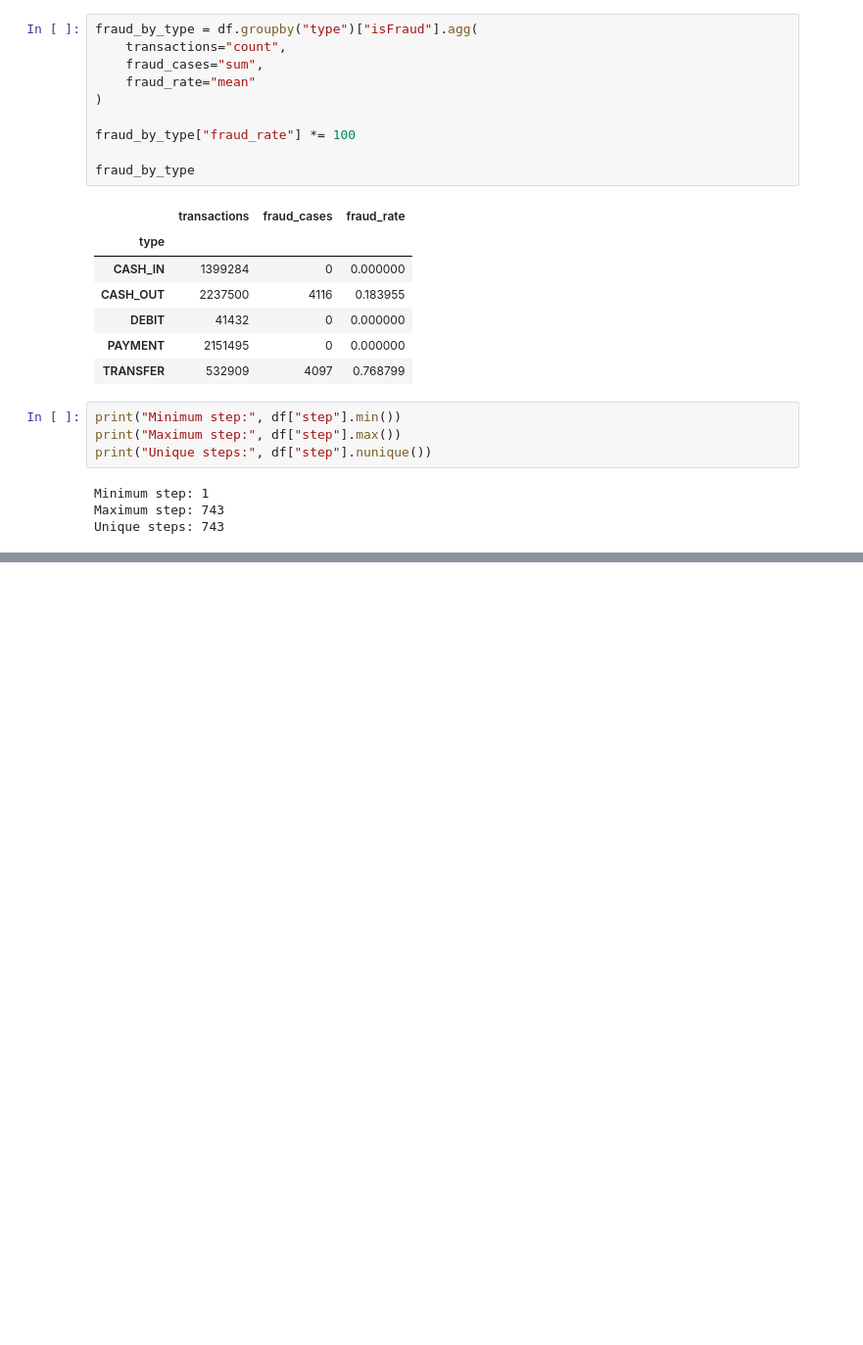
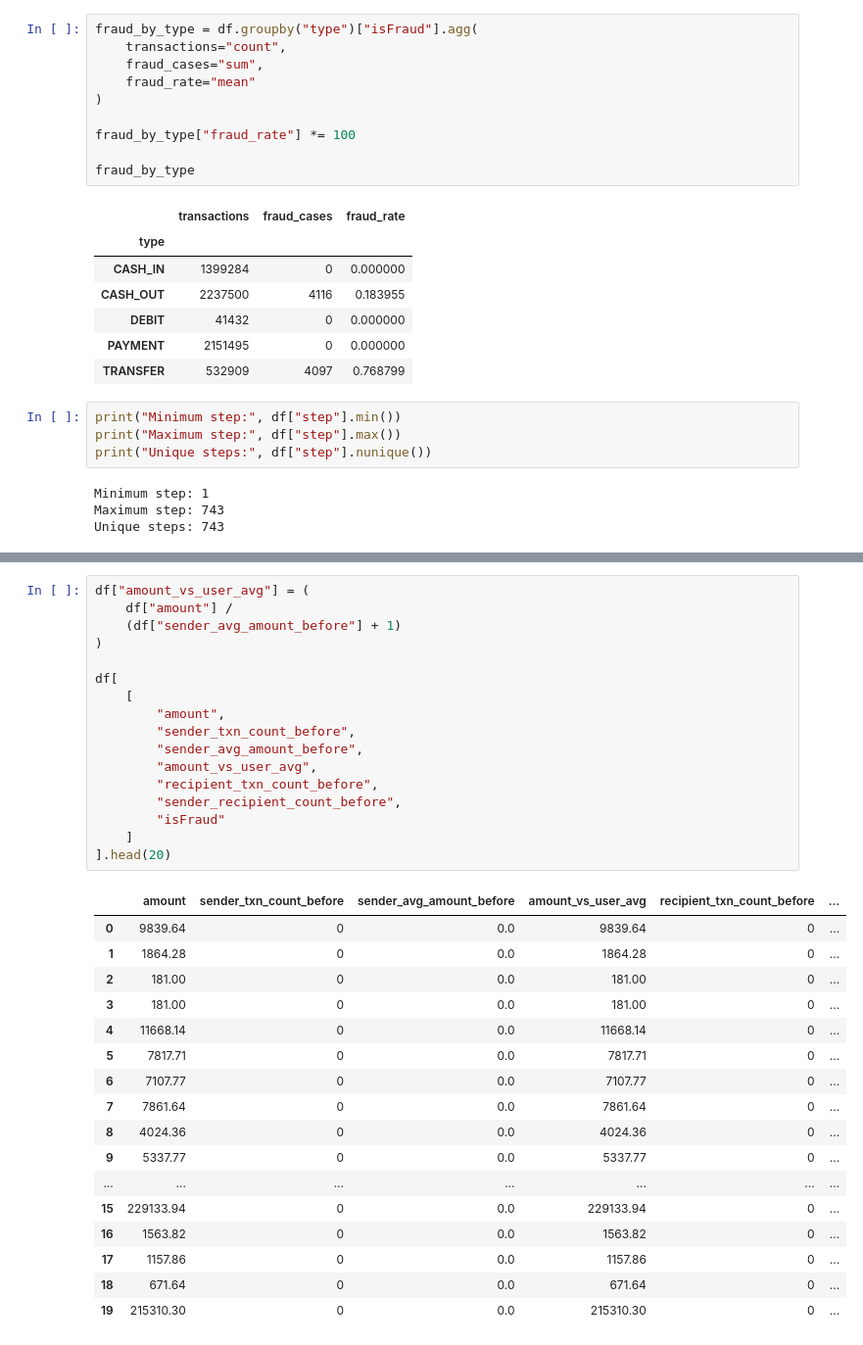
Before and after one commit to niharikaram2510/financial-fraud-detection, a Jupyter notebook: notebooks/01_data_exploration.ipynb, the cells around one changed output, grey strips where cells are left out. Shown at 98% size. Saved outputs shown, nothing was run; the diff lists cells and outputs as text; blank space fills up the shorter version.

```diff
--- a/notebooks/01_data_exploration.ipynb
+++ b/notebooks/01_data_exploration.ipynb
@@ -214,0 +293,35 @@ df.head()
+# %%
+df["amount_vs_user_avg"] = (
+    df["amount"] /
+    (df["sender_avg_amount_before"] + 1)
+)
+
+df[
+    [
+        "amount",
+        "sender_txn_count_before",
+        "sender_avg_amount_before",
+        "amount_vs_user_avg",
+        "recipient_txn_count_before",
+        "sender_recipient_count_before",
+        "isFraud"
+    ]
+].head(20)
+# %% [output]
+|  | amount | sender_txn_count_before | sender_avg_amount_before | amount_vs_user_avg | recipient_txn_count_before | ... |
+| 0 | 9839.64 | 0 | 0.0 | 9839.64 | 0 | ... |
+| 1 | 1864.28 | 0 | 0.0 | 1864.28 | 0 | ... |
+| 2 | 181.00 | 0 | 0.0 | 181.00 | 0 | ... |
+| 3 | 181.00 | 0 | 0.0 | 181.00 | 0 | ... |
+| 4 | 11668.14 | 0 | 0.0 | 11668.14 | 0 | ... |
+| 5 | 7817.71 | 0 | 0.0 | 7817.71 | 0 | ... |
+| 6 | 7107.77 | 0 | 0.0 | 7107.77 | 0 | ... |
+| 7 | 7861.64 | 0 | 0.0 | 7861.64 | 0 | ... |
+| 8 | 4024.36 | 0 | 0.0 | 4024.36 | 0 | ... |
+| 9 | 5337.77 | 0 | 0.0 | 5337.77 | 0 | ... |
+| ... | ... | ... | ... | ... | ... | ... |
+| 15 | 229133.94 | 0 | 0.0 | 229133.94 | 0 | ... |
+| 16 | 1563.82 | 0 | 0.0 | 1563.82 | 0 | ... |
+| 17 | 1157.86 | 0 | 0.0 | 1157.86 | 0 | ... |
+| 18 | 671.64 | 0 | 0.0 | 671.64 | 0 | ... |
+| 19 | 215310.30 | 0 | 0.0 | 215310.30 | 0 | ... |
```
Also changed, not shown: parts of 63 cells of this notebook, 2 other files.
